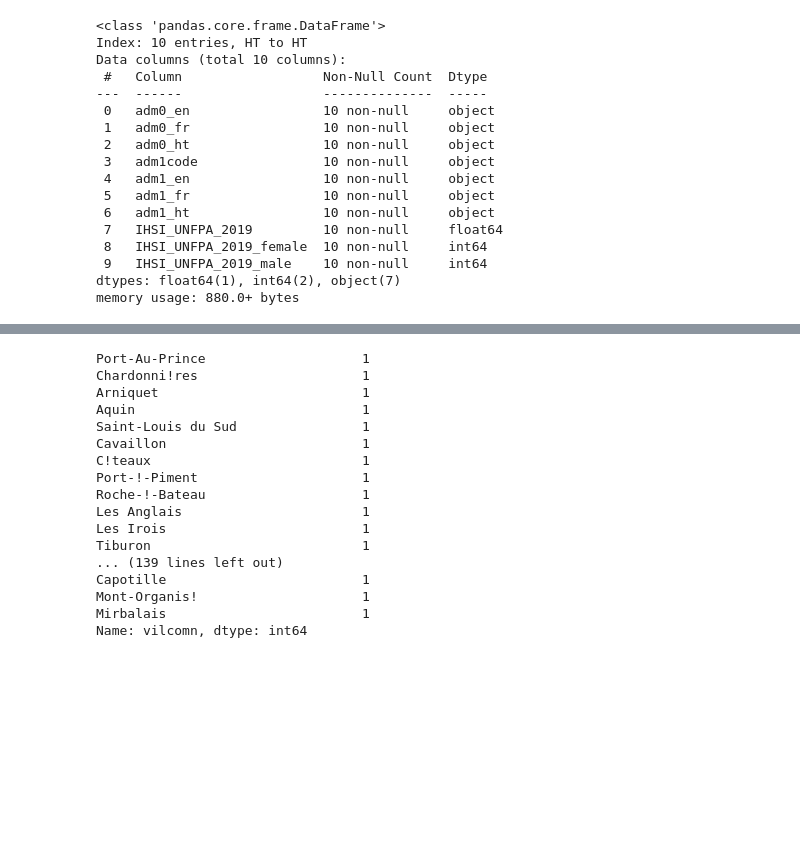
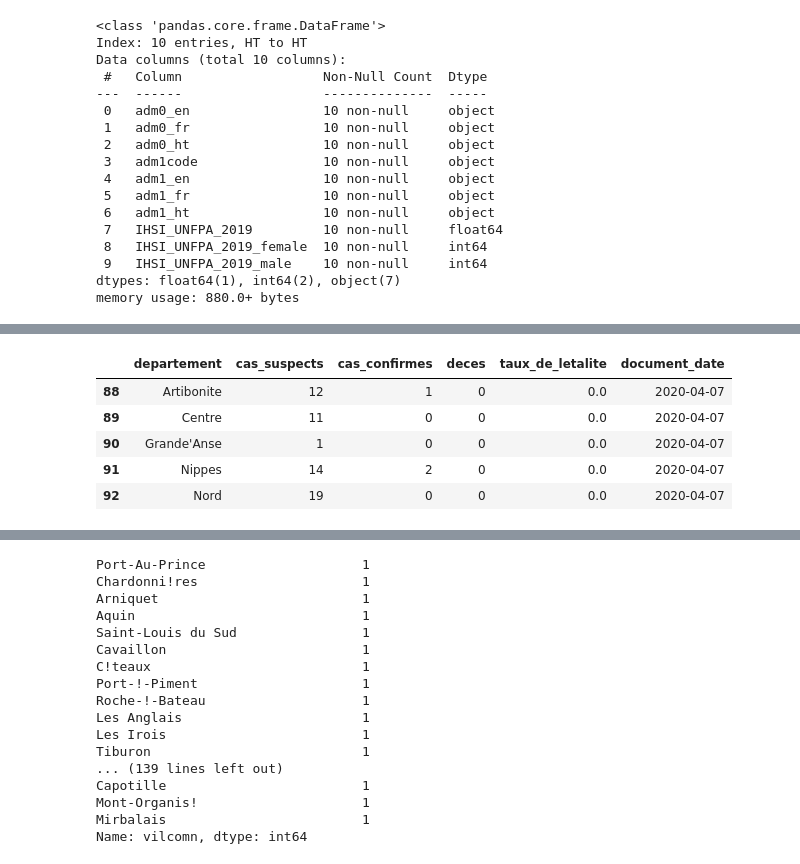
Before and after one commit to wizking-code/Covid-19-Project, a Jupyter notebook: sqlserver.ipynb, the cells around one changed output, grey strips where cells are left out. Saved outputs shown, nothing was run; the diff lists cells and outputs as text; code cells hidden in the pictures; blank space fills up the shorter version.

```diff
--- a/sqlserver.ipynb
+++ b/sqlserver.ipynb
@@ -89,6 +89,15 @@ departement.head()
 | HT | HT03 | North | 1.159762e+06 | 589825 | 569932 | Nord |
 | HT | HT04 | North-East | 4.444631e+05 | 221501 | 222966 | Nord-Est |
 | HT | HT05 | Artibonite | 2.047153e+06 | 1034065 | 1013085 | Artibonite |
+# %%
+covid_cases.head()
+# %% [output]
+|  | departement | cas_suspects | cas_confirmes | deces | taux_de_letalite | document_date |
+| 88 | Artibonite | 12 | 1 | 0 | 0.0 | 2020-04-07 |
+| 89 | Centre | 11 | 0 | 0 | 0.0 | 2020-04-07 |
+| 90 | Grande'Anse | 1 | 0 | 0 | 0.0 | 2020-04-07 |
+| 91 | Nippes | 14 | 2 | 0 | 0.0 | 2020-04-07 |
+| 92 | Nord | 19 | 0 | 0 | 0.0 | 2020-04-07 |
 # %%
 covid_cases['departement'] = covid_cases['departement'].replace({'Guest' :'Ouest' }, inplace =False)
 covid_cases= pd.merge(covid_cases,departement, how='left', left_on='departement', right_on='adm1_fr')
```
Also changed, not shown: parts of 8 cells of this notebook.
